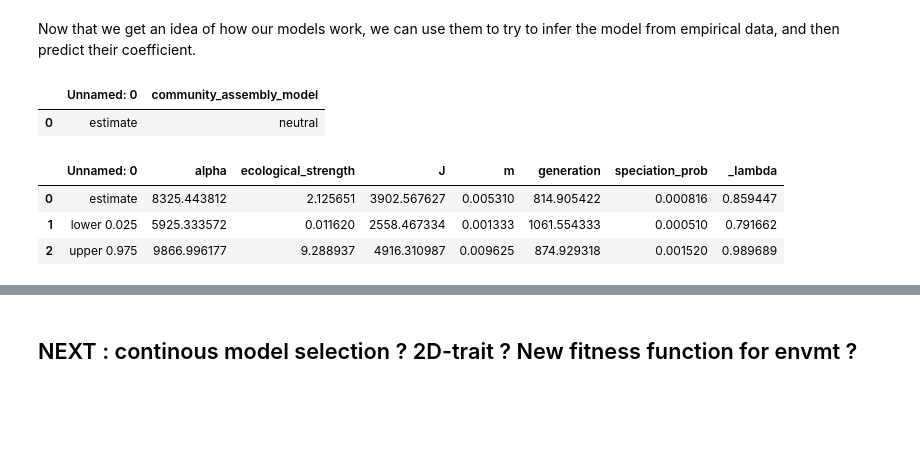
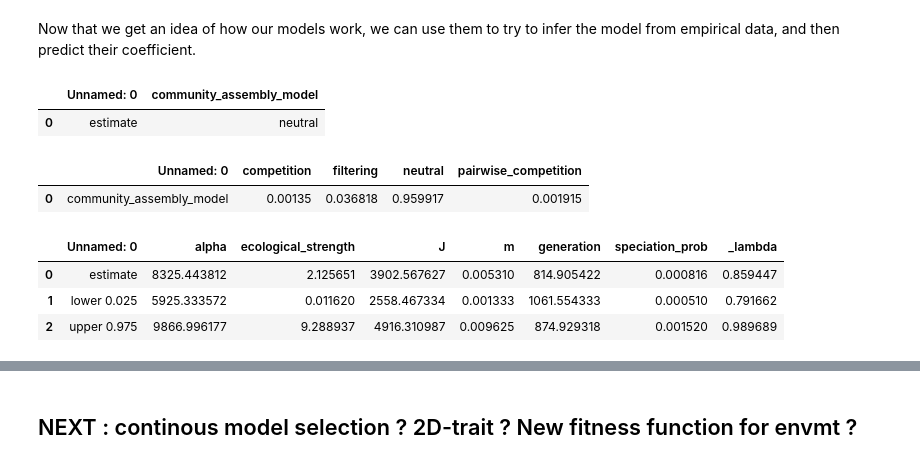
Before and after one commit to messDiv/MESS, a Jupyter notebook: Main.ipynb, the cells around one changed output, grey strips where cells are left out. Drawn from its saved outputs; the diff is of its cells as text; code cells hidden in the pictures; blank space fills up the shorter version.

Commit message:
added inference resutls

```diff
--- a/Main.ipynb
+++ b/Main.ipynb
@@ -379,14 +379,17 @@ When looking more closely to the summary statistics, we observe that migration a
 # %% [markdown]
 Now that we get an idea of how our models work, we can use them to try to infer the model from empirical data, and then predict their coefficient.
 # %%
-spiders_cl = pd.read_csv("empirical_data/Reunion_spiders/est1.csv")
-spiders_est = pd.read_csv("empirical_data/Reunion_spiders/est2.csv")
-display(spiders_cl)
+spiders_cl = pd.read_csv("inference_results/Reunion_spiders/est1.csv")
+spiders_proba = pd.read_csv("inference_results/Reunion_spiders/proba.csv")
+spiders_est = pd.read_csv("inference_results/Reunion_spiders/est2.csv")
+display(spiders_proba)
 display(spiders_est)
 # %% [output]
 |  | Unnamed: 0 | community_assembly_model |
 | 0 | estimate | neutral |
-|  | Unnamed: 0 | alpha | ecological_strength | J | m | generation | speciation_prob | _lambda |
-| 0 | estimate | 8325.443812 | 2.125651 | 3902.567627 | 0.005310 | 814.905422 | 0.000816 | 0.859447 |
-| 1 | lower 0.025 | 5925.333572 | 0.011620 | 2558.467334 | 0.001333 | 1061.554333 | 0.000510 | 0.791662 |
-| 2 | upper 0.975 | 9866.996177 | 9.288937 | 4916.310987 | 0.009625 | 874.929318 | 0.001520 | 0.989689 |
+|  | Unnamed: 0 | competition | filtering | neutral | pairwise_competition |
+| 0 | community_assembly_model | 0.00135 | 0.036818 | 0.959917 | 0.001915 |
+|  | Unnamed: 0 | alpha | ecological_strength | J | m | generation | speciation_prob | _lambda |
+| 0 | estimate | 8325.443812 | 2.125651 | 3902.567627 | 0.005310 | 814.905422 | 0.000816 | 0.859447 |
+| 1 | lower 0.025 | 5925.333572 | 0.011620 | 2558.467334 | 0.001333 | 1061.554333 | 0.000510 | 0.791662 |
+| 2 | upper 0.975 | 9866.996177 | 9.288937 | 4916.310987 | 0.009625 | 874.929318 | 0.001520 | 0.989689 |
```
Also changed, not shown: parts of 4 cells of this notebook.
